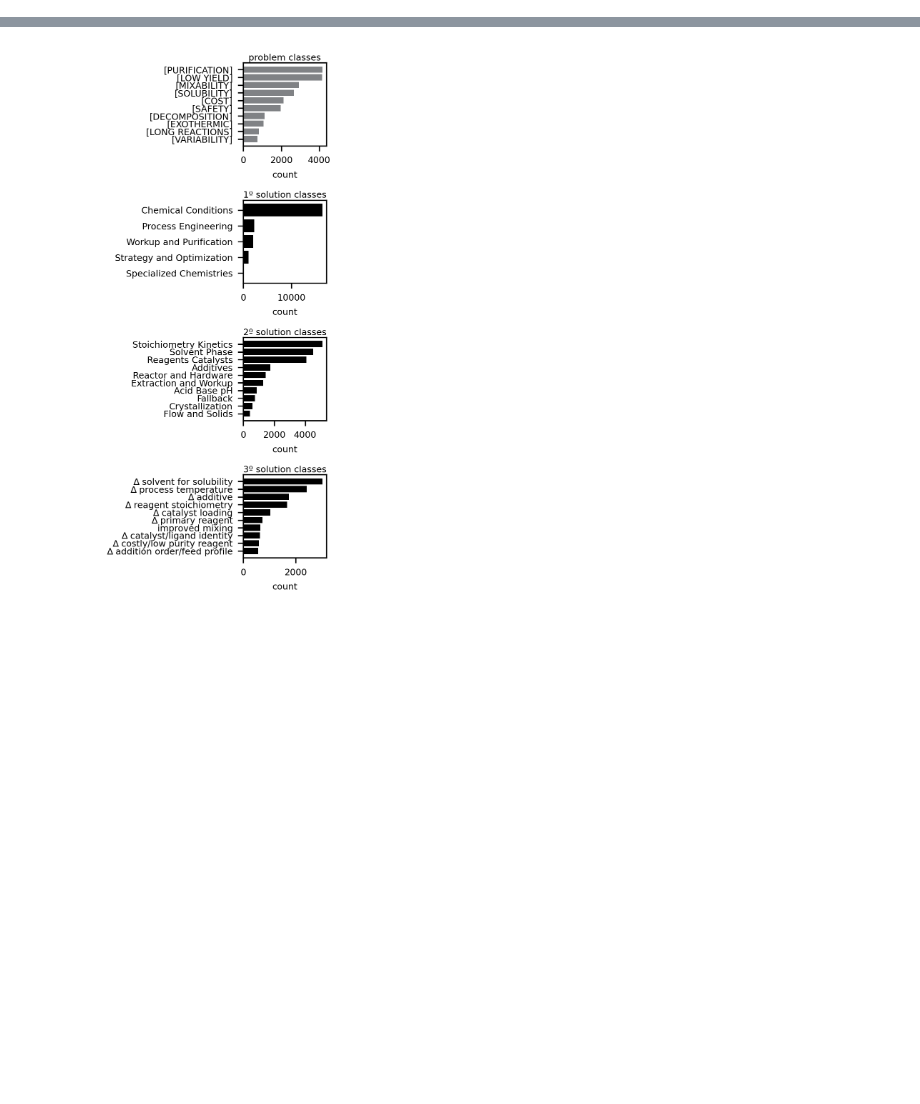
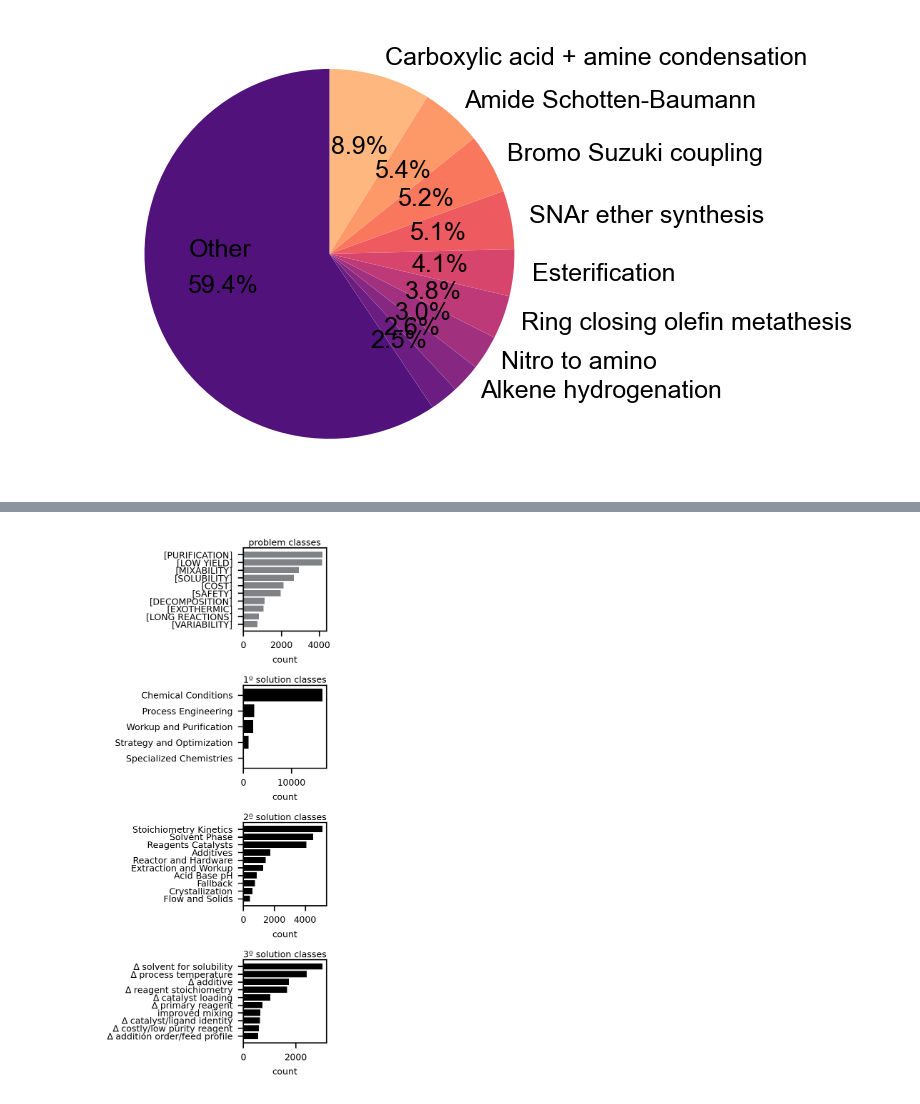
Before and after one commit to coleygroup/scale-up-llm-extraction, a Jupyter notebook: figure3/figure3_trends.ipynb, the cells around one changed output, grey strips where cells are left out. Drawn from its saved outputs; the diff is of its cells as text; code cells hidden in the pictures; blank space fills up the shorter version.

```diff
--- a/figure3/figure3_trends.ipynb
+++ b/figure3/figure3_trends.ipynb
@@ -16,6 +14,72 @@ Index(['Unnamed: 0', 'reaction_class', 'description', 'reagents_used',
        'solutionCategory', 'solutionDescription', 'solutionCat_L1',
        'solutionCat_L2', 'reagents_used_clean', 'n_reagents_clean'],
       dtype='object')
+# %%
+import matplotlib.pyplot as plt
+import numpy as np
+
+plt.rcParams["font.size"] = 6
+plt.rcParams["font.family"] = "Arial"
+reaction_counts = (
+    df_long["reaction_class"]
+    .dropna()
+    .loc[lambda s: ~s.isin(["Unrecognized", "Other separation"])]
+    .value_counts()
+    .sort_values(ascending=False)
+)
+
+top_n = 9
+top_counts = reaction_counts.head(top_n)
+other_count = reaction_counts.iloc[top_n:].sum()
+
+plot_counts = top_counts.copy()
+if other_count > 0:
+    plot_counts.loc["Other"] = other_count
+
+labels = plot_counts.index.tolist()
+values = plot_counts.values
+
+# Grayscale palette from darker to lighter
+colors = plt.cm.magma(np.linspace(0.25, 0.85, len(plot_counts)))[::-1]
+
+# Hide the external label for 'Other'; we'll draw it inside the wedge
+pie_labels = ["" if label == "Other" or label == "Ketone to alcohol reduction" or label == "Ester hydrolysis" else label for label in labels]
+
+plt.figure(figsize=(1.75, 1.75), dpi=300)
+wedges, _, _ = plt.pie(
+    values,
+    labels=pie_labels,
+    colors=colors,
+    autopct="%1.1f%%",
+    startangle=90,
+    counterclock=False,
+)
+
+if "Other" in labels:
+    other_idx = labels.index("Other")
+    other_wedge = wedges[other_idx]
+    theta = np.deg2rad((other_wedge.theta1 + other_wedge.theta2) / 2.0)
+    r = other_wedge.r * 0.62
+    x = r * np.cos(theta)
+    y = r * np.sin(theta)+0.2
+    plt.text(x, y, "Other", ha="center", va="center")
+
+# if "Ketone to alcohol reduction" in labels:
+#     other_idx = labels.index("Ketone to alcohol reduction")
+#     other_wedge = wedges[other_idx]
+#     theta = np.deg2rad((other_wedge.theta1 + other_wedge.theta2) / 2.0)
+#     r = other_wedge.r * 0.62
+#     x = r * np.cos(theta)-0.25
+#     y = r * np.sin(theta)-0.25
+#     plt.text(x, y, "Ketone to\nalcohol reduction", ha="center", va="center")
+
+# plt.title("Top 10 Reaction Classes (excluding 'Unrecognized' and 'Other separation')")
+plt.axis("equal")
+
+plt.savefig("reaction_class_distribution_pie_chart.png", bbox_inches="tight", dpi=300, transparent=True, pad_inches=0.01)
+plt.show()
+# %% [output]
+[figure, added]
 # %%
 import matplotlib.pyplot as plt
 import pandas as pd
```
Also changed, not shown: parts of 4 cells of this notebook, 32 other files.
